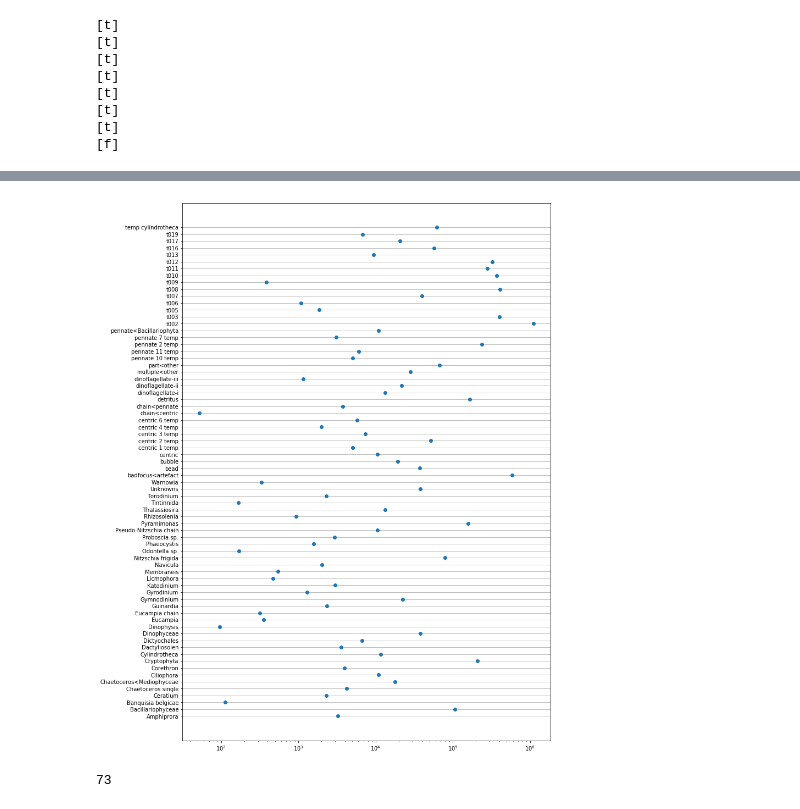
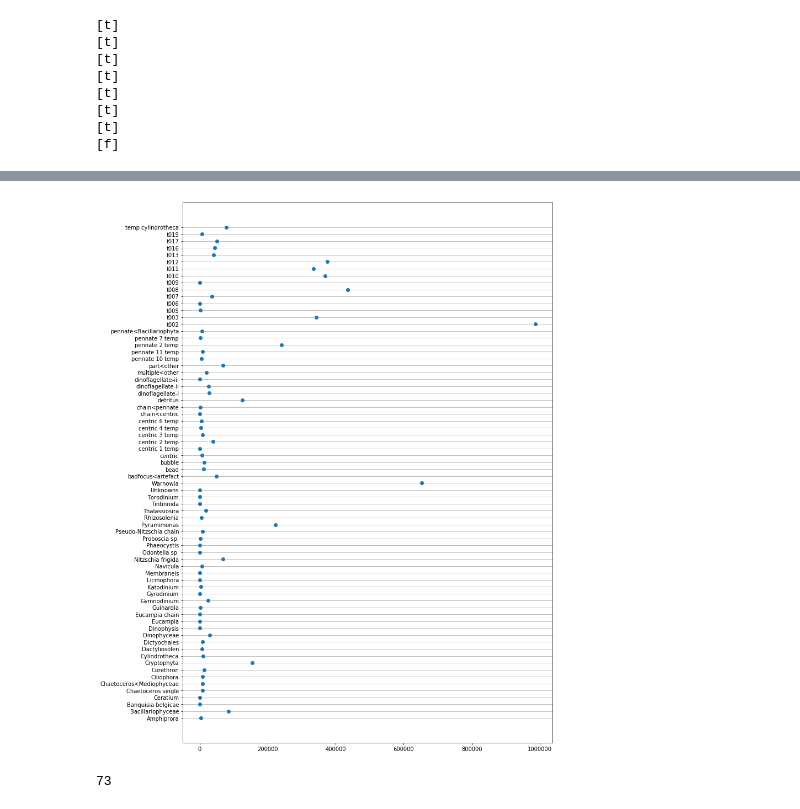
Before and after one commit to patrickcgray/deep_ifcb, a Jupyter notebook: python/model_predictions.ipynb, the cells around one changed output, grey strips where cells are left out. Saved outputs shown, nothing was run; the diff lists cells and outputs as text; code cells hidden in the pictures.

```diff
--- a/python/model_predictions.ipynb
+++ b/python/model_predictions.ipynb
@@ -81,9 +29,3 @@ import glob, os
 file_dir = '../../../Data/all_imagery/'
 
 os.chdir(file_dir)
-# %%
-tsv_list = []
-for file in glob.glob("*.tsv"):
-    tsv_list.append(file)
-
-print(len(tsv_list))
@@ -92,9 +32,3 @@ print(len(tsv_list))
-# %%
-img_md_subset = pd.read_csv(tsv_list[0], sep='\t').iloc[1:][['object_id', 'sample_flag', 'object_lat', 'object_lon', 'object_date', 'object_time', 'object_pmt_fluorescence', 'object_peak_fluorescence']]
-
-for tsv in tsv_list[1:]:
-    df_to_add = pd.read_csv(tsv, sep='\t').iloc[1:][['object_id', 'sample_flag', 'object_lat', 'object_lon', 'object_date', 'object_time', 'object_pmt_fluorescence', 'object_peak_fluorescence']]
-    img_md_subset = img_md_subset.append(df_to_add, ignore_index=True)
 # %%
 fn_list = []
 for file in glob.glob("*.png"):
@@ -226,7 +162,7 @@ len(prediction_subset)
 # %%
 from tensorflow import keras
 
-model = keras.models.load_model('../model_weights_all_classes_flu_iteration1.hdf5')
+model = keras.models.load_model('../../Code/deep_ifcb/model_weights_all_classes_flu_iteration2.hdf5')
 # %%
 from tensorflow.keras.preprocessing import image
 import numpy as np
@@ -264,6 +200,6 @@ def generate_data(available_subset, batch_size):
 # %% [output]
 5150.0
 # %%
-predict_prob = model.predict_generator(generator = generate_data(prediction_subset,batch_size=1000), steps=5150, verbose=1)
+predict_prob = model.predict_generator(generator = generate_data(prediction_subset,batch_size=500), steps=5150*2, verbose=1)
 #predict_prob = model.predict([X_predict, flu_data])
 # %% [output]
@@ -515,25 +472,25 @@ rare_cut_df.to_csv('../ecotaxa_cnn_predictions_5150000_rare_131020.csv', sep='\t
 # %%
 fig, ax = plt.subplots(figsize=(12, 18))
 ax.scatter(counts, classes)
 ax.set_yticks(classes)
 ax.set_yticklabels([id_class_dict[x] for x in classes])
 #ax.set_xlim(-10,500)
-ax.set_xscale('log')
+#ax.set_xscale('log')
 
 # Don't allow the axis to be on top of your data
 ax.set_axisbelow(True)
 
 # Turn on the minor TICKS, which are required for the minor GRID
 #ax.minorticks_on()
 
 # Customize the major grid
 ax.grid(which='major', linestyle='-', linewidth='0.5', color='grey', axis='y')
 # Customize the minor grid
 #ax.grid(which='minor', linestyle=':', linewidth='0.5', color='black')
-plt.savefig('../output_predictions_131020.png', dpi=300)
+#plt.savefig('../output_predictions_131020.png', dpi=300)
 plt.show()
 # %% [output]
-[figure, old version]
+[figure, new version]
 # %%
 min_count = 20
 unique_validated = available_subset.groupby('object_annotation_category')['object_id'].nunique()
```
Also changed, not shown: parts of 30 cells of this notebook, 2 other files.
